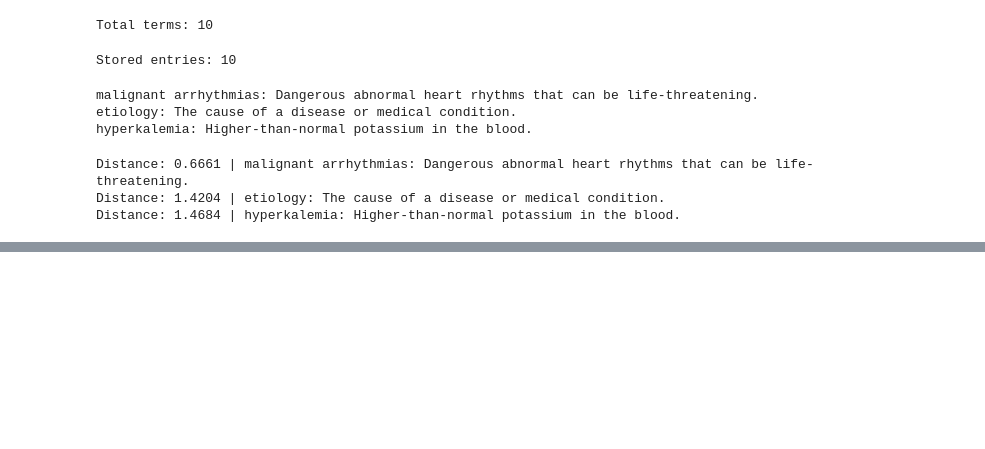
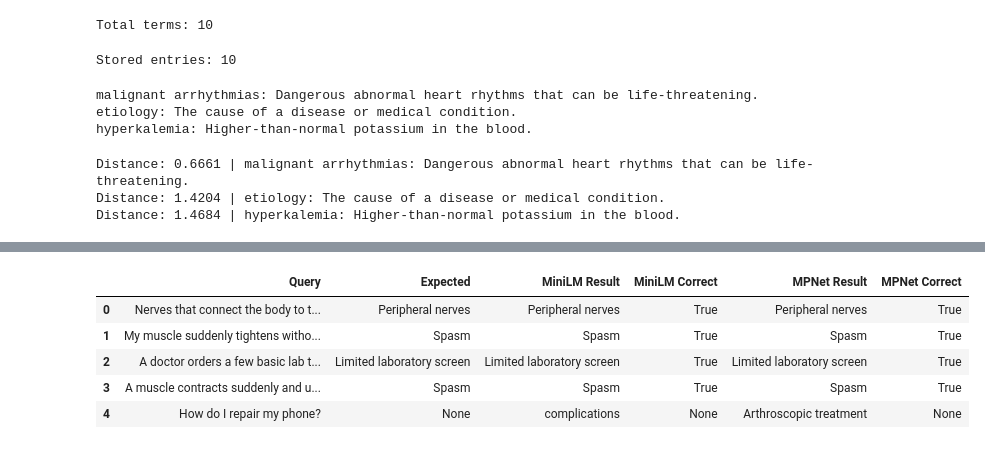
Before and after one commit to acmucsd-projects/fa26-ai-team-3, a Jupyter notebook: notebooks/02_retrieval.ipynb, the cells around one changed output, grey strips where cells are left out. Drawn from its saved outputs; the diff is of its cells as text; code cells hidden in the pictures; blank space fills up the shorter version.

Commit message:
Add M2 glossary and embedding comparison

```diff
--- a/notebooks/02_retrieval.ipynb
+++ b/notebooks/02_retrieval.ipynb
@@ -289,0 +642,13 @@ Distance: 1.4684 | hyperkalemia: Higher-than-normal potassium in the blood.
+# %%
+# Test two embedding models from the Sentence Transformers library to see if they produce different vector representations for the same text
+from sentence_transformers import SentenceTransformer
+
+# Load the first embedding model
+model1 = SentenceTransformer("all-MiniLM-L6-v2")
+
+# Load the second embedding model
+model2 = SentenceTransformer("all-mpnet-base-v2")
+
+# Check embedding dimensions
+print("MiniLM:", model1.get_sentence_embedding_dimension())
+print("MPNet:", model2.get_sentence_embedding_dimension())
@@ -289,0 +719,81 @@ Distance: 1.4684 | hyperkalemia: Higher-than-normal potassium in the blood.
+# %%
+# Test queries to see if the two models retrieve the same medical terms
+import pandas as pd
+
+# Queries and their expected medical terms
+test_queries = [
+    (
+        "Nerves that connect the body to the central nervous system",
+        "Peripheral nerves"
+    ),
+    (
+        "My muscle suddenly tightens without me controlling it",
+        "Spasm"
+    ),
+    (
+        "A doctor orders a few basic lab tests to check my health",
+        "Limited laboratory screen"
+    ),
+    (
+        "A muscle contracts suddenly and unexpectedly",
+        "Spasm"
+    ),
+    (
+        "How do I repair my phone?",
+        None
+    )
+]
+
+# Match stored IDs to medical terms
+id_to_term = {
+    f"term_{i}": item["term"]
+    for i, item in enumerate(glossary)
+}
+
+# Search a collection using its embedding model
+def search_model(model, collection, query):
+    query_embedding = model.encode(query).tolist()
+
+    results = collection.query(
+        query_embeddings=[query_embedding],
+        n_results=1
+    )
+
+    result_id = results["ids"][0][0]
+    return id_to_term[result_id]
+
+# Store our comparison results
+comparison = []
+
+for query, expected in test_queries:
+
+    minilm_result = search_model(model1, collection1, query)
+    mpnet_result = search_model(model2, collection2, query)
+
+    # We cannot score unrelated queries with this
+    # nearest-neighbor search alone.
+    if expected is None:
+        minilm_correct = None
+        mpnet_correct = None
+    else:
+        minilm_correct = minilm_result.lower() == expected.lower()
+        mpnet_correct = mpnet_result.lower() == expected.lower()
+
+    comparison.append({
+        "Query": query,
+        "Expected": expected,
+        "MiniLM Result": minilm_result,
+        "MiniLM Correct": minilm_correct,
+        "MPNet Result": mpnet_result,
+        "MPNet Correct": mpnet_correct
+    })
+
+results_df = pd.DataFrame(comparison)
+display(results_df)
+# %% [output]
+|  | Query | Expected | MiniLM Result | MiniLM Correct | MPNet Result | MPNet Correct |
+| 0 | Nerves that connect the body to t... | Peripheral nerves | Peripheral nerves | True | Peripheral nerves | True |
+| 1 | My muscle suddenly tightens witho... | Spasm | Spasm | True | Spasm | True |
+| 2 | A doctor orders a few basic lab t... | Limited laboratory screen | Limited laboratory screen | True | Limited laboratory screen | True |
+| 3 | A muscle contracts suddenly and u... | Spasm | Spasm | True | Spasm | True |
+| 4 | How do I repair my phone? | None | complications | None | Arthroscopic treatment | None |
```
Also changed, not shown: parts of 12 cells of this notebook, 1 other file.
